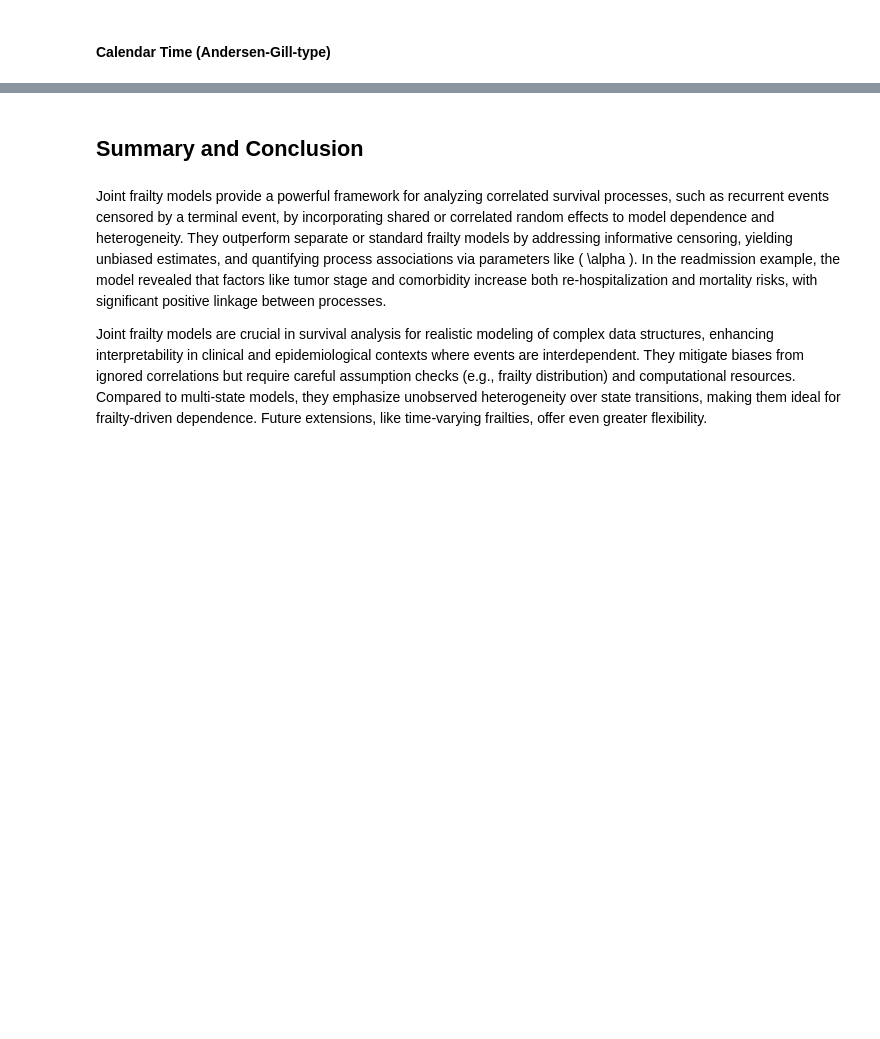
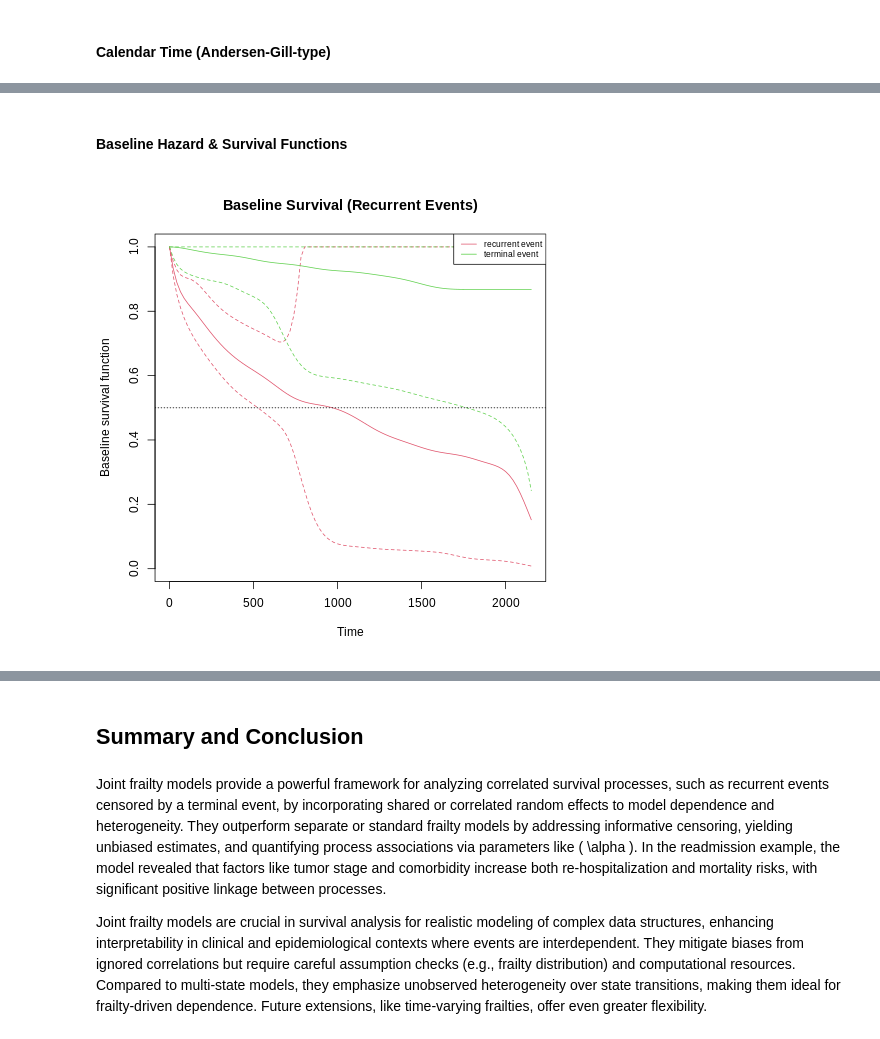
Before and after one commit to zia207/Survival_Analysis_R, a Jupyter notebook: Colab_Notebook/02_07_06_06_survival_analysis_joint_frailty_modeling_r.ipynb, the cells around one changed output, grey strips where cells are left out. Cells and saved outputs as stored; diff of their text form; code cells hidden in the pictures; blank space fills up the shorter version.

```diff
--- a/Colab_Notebook/02_07_06_06_survival_analysis_joint_frailty_modeling_r.ipynb
+++ b/Colab_Notebook/02_07_06_06_survival_analysis_joint_frailty_modeling_r.ipynb
@@ -469,0 +416,10 @@ c(AIC(fit_k1), AIC(fit_gen_gap), AIC(fit_k2))
+# %% [markdown]
+
+####  Baseline Hazard & Survival Functions
+# %%
+%%R
+# Extract and plot baseline survival (recurrent)
+plot(fit_gen_gap, type.plot = "Survival", conf.bands = TRUE,
+     main = "Baseline Survival (Recurrent Events)")
+# %% [output]
+[figure, added]
```
Also changed, not shown: parts of 82 cells of this notebook.
